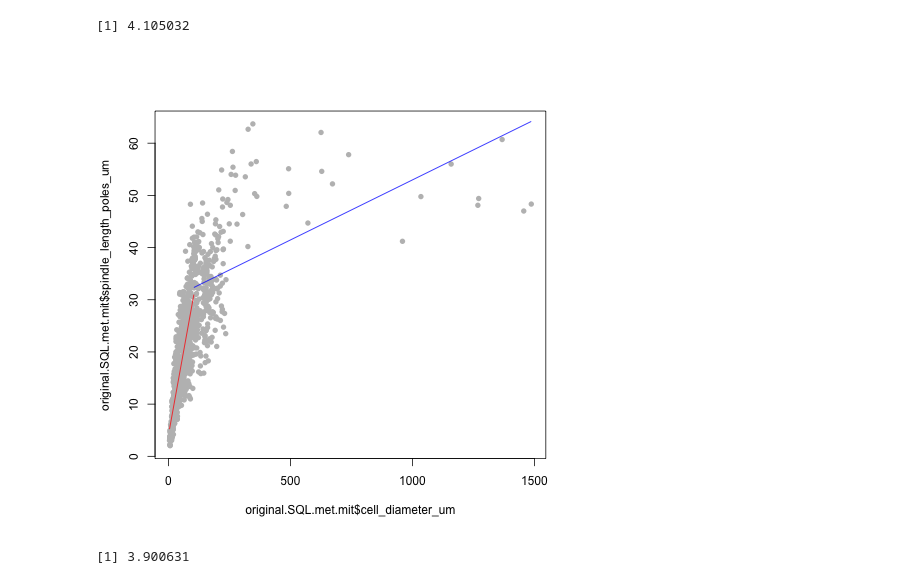
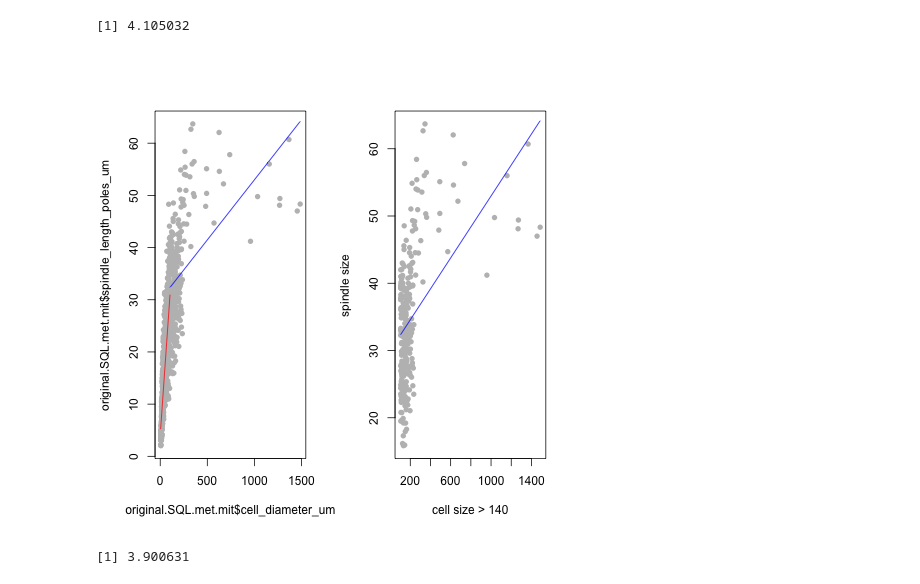
Before and after one commit to emmaggie/SPINDLE_ZOO, a Jupyter notebook: FINAL/Code/Spindle_zoo_part_3c_additional_cleanup_piecewise_regression_IC.ipynb, the cells around one changed output. Saved outputs shown, nothing was run; the diff lists cells and outputs as text; code cells hidden in the pictures.

```diff
--- a/FINAL/Spindle_zoo_part_3c_additional_cleanup_piecewise_regression_IC.ipynb
+++ b/FINAL/Code/Spindle_zoo_part_3c_additional_cleanup_piecewise_regression_IC.ipynb
@@ -20,7 +17,7 @@ library(ggplot2)
 %%R
 print(getwd())
 list.files()
-original<-read.csv('original.csv',stringsAsFactors=FALSE)
+original<-read.csv('../original.csv',stringsAsFactors=FALSE)
 dim(original)
 # %% [output]
 [1] "/Volumes/Magdalena_NEW1/ZOO_DATA/Zoo Data/FINAL"
@@ -594,6 +593,23 @@ piecewise_reg<-function(data_frame, x, y){
     result = list(breaks=breaks,sigma=sigma, AIC=AIC, BIC=BIC)
     return(result)
 }
+# %%
+%%R
+piecewise_reg_log_log<-function(data_frame, x, y){
+    breaks<-break_number(data_frame[,x])
+
+    sigma<-vector(mode='numeric',length=length(breaks))
+    AIC<-vector(mode='numeric',length=length(breaks))
+    BIC<-vector(mode='numeric',length=length(breaks))
+    for (i in 1:length(breaks)){
+        model<-lm(log2(data_frame[,y]) ~ (data_frame[,x]<breaks[i])*log2(data_frame[,x]) + (data_frame[,x]>breaks[i])*log2(data_frame[,x]))
+        sigma[i]<-summary(model)$sigma #c(sigma=model$sigma,AIC=AIC(model))
+        AIC[i]<-AIC(model)#c(sigma=model$sigma,AIC=AIC(model))
+        BIC[i]<-BIC(model)
+    }
+    result = list(breaks=breaks,sigma=sigma, AIC=AIC, BIC=BIC)
+    return(result)
+}
 # %%
 %%R
 plotter<-function(list_of_models){
@@ -720,16 +767,23 @@ a1
 [1] 4.105032
 # %%
 %%R
+par(mfrow=c(1,2))
+
+
 plot(original.SQL.met.mit$cell_diameter_um,original.SQL.met.mit$spindle_length_poles_um,pch=16,col='grey')
 x0_1=min(original.SQL.met.mit$cell_diameter_um,na.rm=TRUE)
 xFin_1=104
 lines(c(x0_1,xFin_1),c(a1+b1*x0_1,a1+b1*xFin_1),col='red')
 
 x0_2=104
 xFin_2=max(original.SQL.met.mit$cell_diameter_um,na.rm=TRUE)
 lines(c(x0_2,xFin_2),c(a2+b2*x0_2,a2+b2*xFin_2),col='blue')
+
+
+plot(original.SQL.met.mit$cell_diameter_um[original.SQL.met.mit$cell_diameter_um>104],original.SQL.met.mit$spindle_length_poles_um[original.SQL.met.mit$cell_diameter_um>104],pch=16,col='grey',ylab='spindle size',xlab='cell size > 140')
+lines(c(x0_2,xFin_2),c(a2+b2*x0_2,a2+b2*xFin_2),col='blue')
 # %% [output]
-[figure, old version]
+[figure, new version]
 # %%
 %%R
 #original.SQL.met.mit,'cell_diameter_um','spindle_length_poles_um'
```
Also changed, not shown: parts of 33 cells of this notebook, 30 other files.
